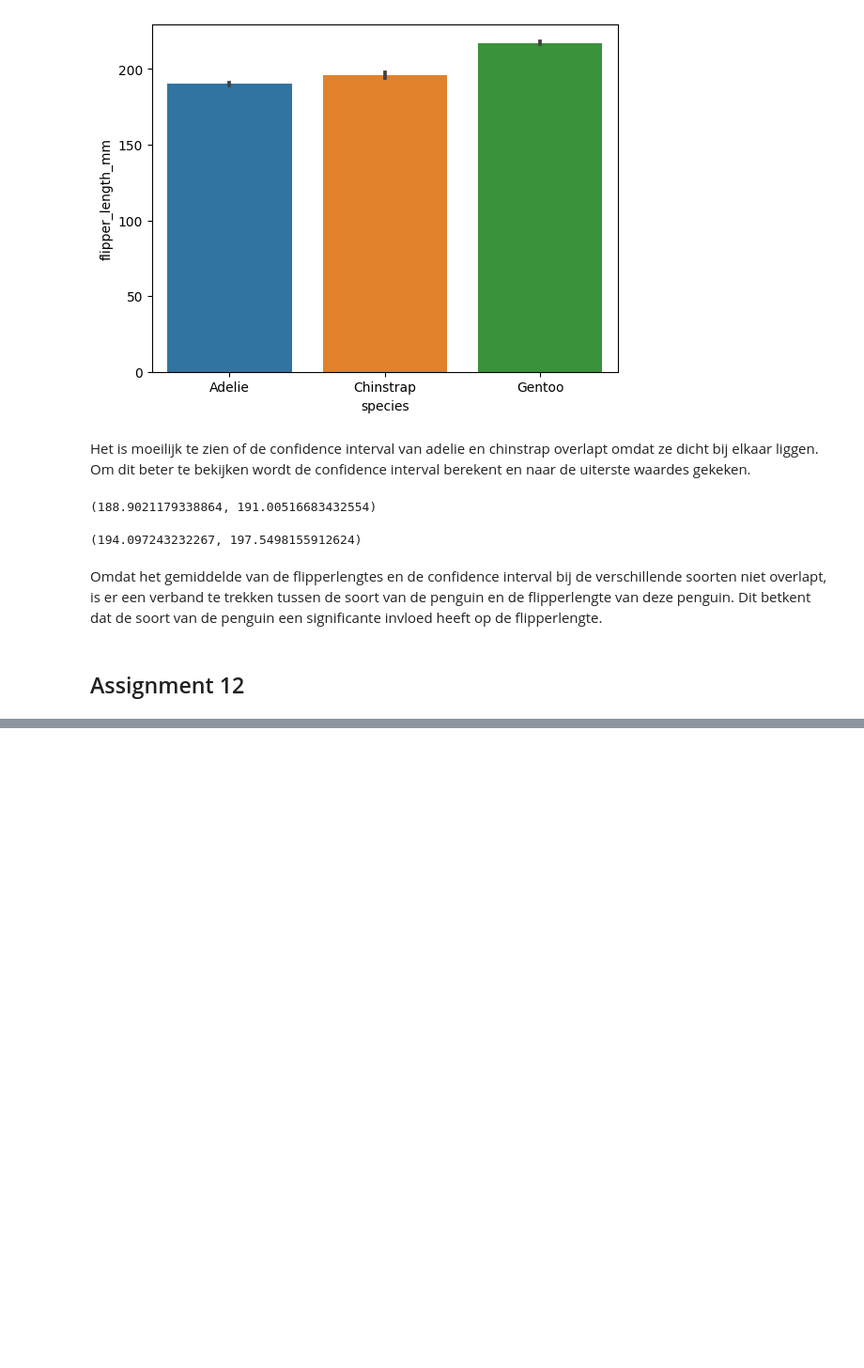
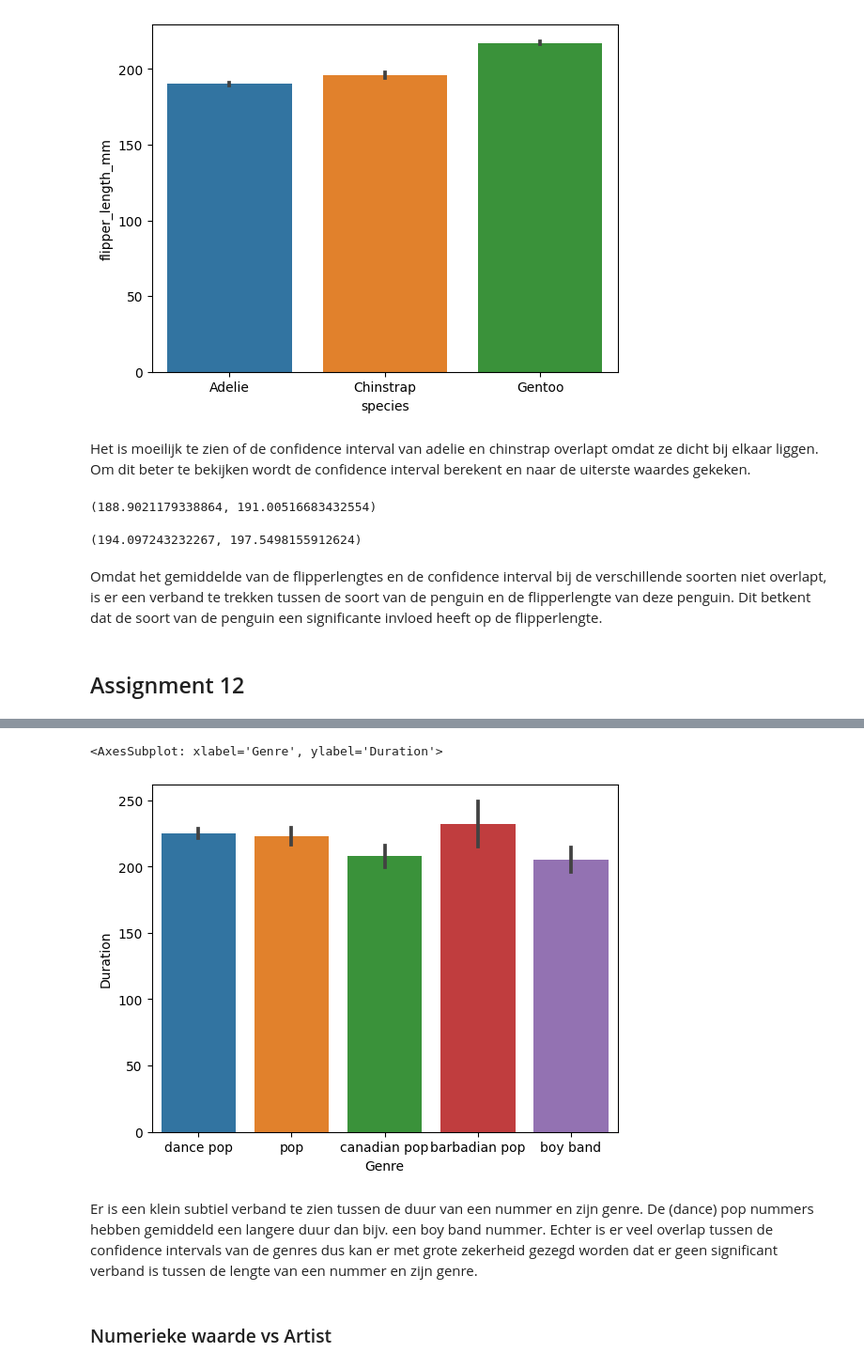
Before and after one commit to Julietvb/Data-science, a Jupyter notebook: Porftolio assignment 11 & 12.ipynb, the cells around one changed output, grey strips where cells are left out. Shown: that part at 94% size. Saved outputs shown, nothing was run; the diff lists cells and outputs as text; code cells hidden in the pictures; blank space fills up the shorter version.

```diff
--- a/Porftolio assignment 11 & 12.ipynb
+++ b/Porftolio assignment 11 & 12.ipynb
@@ -122,0 +175,3 @@ Omdat het gemiddelde van de flipperlengtes en de confidence interval bij de vers
+# %%
+top5genres = songs[(songs.Genre == 'dance pop') | (songs.Genre == 'pop') | (songs['Genre'] == 'canadian pop') | (songs['Genre'] == 'barbadian pop') | (songs['Genre'] == 'boy band') ]
+# | (songs['Genre'] == 'electropop') | (songs['Genre'] == 'british soul') | (songs['Genre'] == 'big room') | (songs['Genre'] == 'canadian contemporary r&b') | (songs['Genre'] == 'neo mellow')
@@ -122,0 +188,9 @@ Omdat het gemiddelde van de flipperlengtes en de confidence interval bij de vers
+# %%
+sns.barplot(y="Duration", x="Genre", data=top5genres)
+# %% [output]
+<AxesSubplot: xlabel='Genre', ylabel='Duration'>
+[figure, added]
+# %% [markdown]
+Er is een klein subtiel verband te zien tussen de duur van een nummer en zijn genre. De (dance) pop nummers hebben gemiddeld een langere duur dan bijv. een boy band nummer. Echter is er veel overlap tussen de confidence intervals van de genres dus kan er met grote zekerheid gezegd worden dat er geen significant verband is tussen de lengte van een nummer en zijn genre.
+# %% [markdown]
+### Numerieke waarde vs Artist
```
Also changed, not shown: parts of 15 cells of this notebook.
